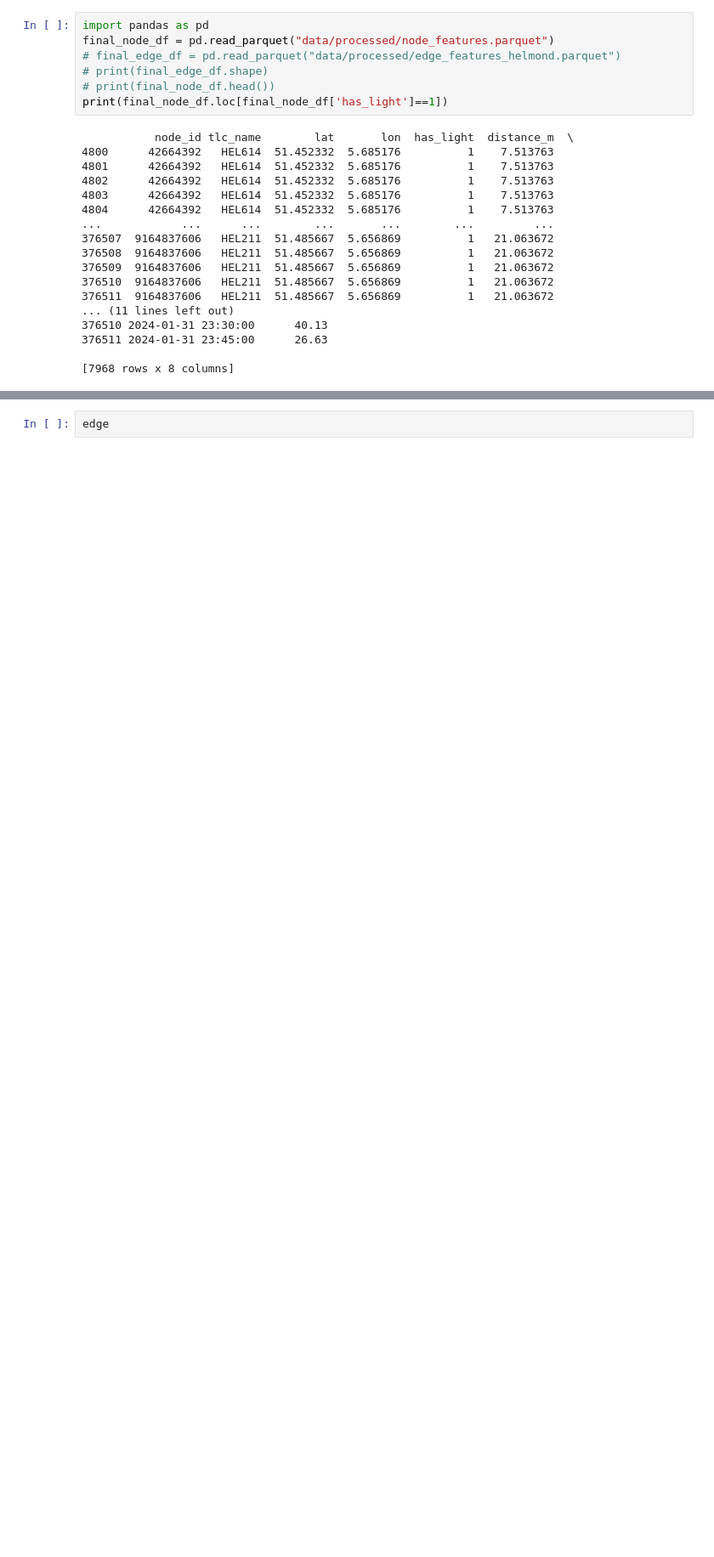
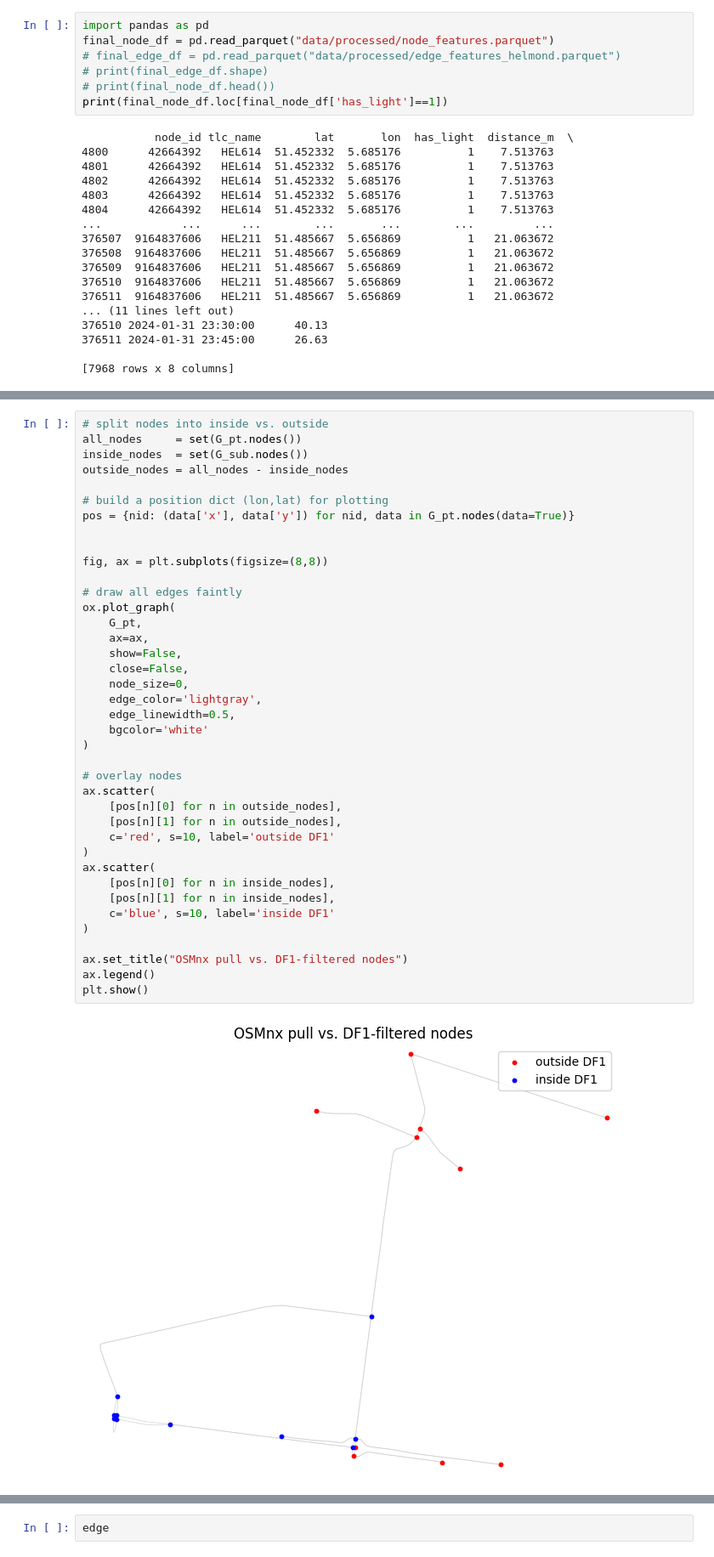
Before and after one commit to Floor99/thesis_ambulance_optimization, a Jupyter notebook: jens_testing.ipynb, the cells around one changed output, grey strips where cells are left out. Shown: that part at 85% size. Saved outputs shown, nothing was run; the diff lists cells and outputs as text; blank space fills up the shorter version.

```diff
--- a/jens_testing.ipynb
+++ b/jens_testing.ipynb
@@ -168,0 +381,41 @@ print(final_node_df.loc[final_node_df['has_light']==1])
+# %%
+# split nodes into inside vs. outside
+all_nodes     = set(G_pt.nodes())
+inside_nodes  = set(G_sub.nodes())
+outside_nodes = all_nodes - inside_nodes
+
+# build a position dict (lon,lat) for plotting
+pos = {nid: (data['x'], data['y']) for nid, data in G_pt.nodes(data=True)}
+
+
+fig, ax = plt.subplots(figsize=(8,8))
+
+# draw all edges faintly
+ox.plot_graph(
+    G_pt,
+    ax=ax,
+    show=False,
+    close=False,
+    node_size=0,
+    edge_color='lightgray',
+    edge_linewidth=0.5,
+    bgcolor='white'
+)
+
+# overlay nodes
+ax.scatter(
+    [pos[n][0] for n in outside_nodes],
+    [pos[n][1] for n in outside_nodes],
+    c='red', s=10, label='outside DF1'
+)
+ax.scatter(
+    [pos[n][0] for n in inside_nodes],
+    [pos[n][1] for n in inside_nodes],
+    c='blue', s=10, label='inside DF1'
+)
+
+ax.set_title("OSMnx pull vs. DF1-filtered nodes")
+ax.legend()
+plt.show()
+# %% [output]
+[figure, added]
```
Also changed, not shown: parts of 12 cells of this notebook, 2 other files.
